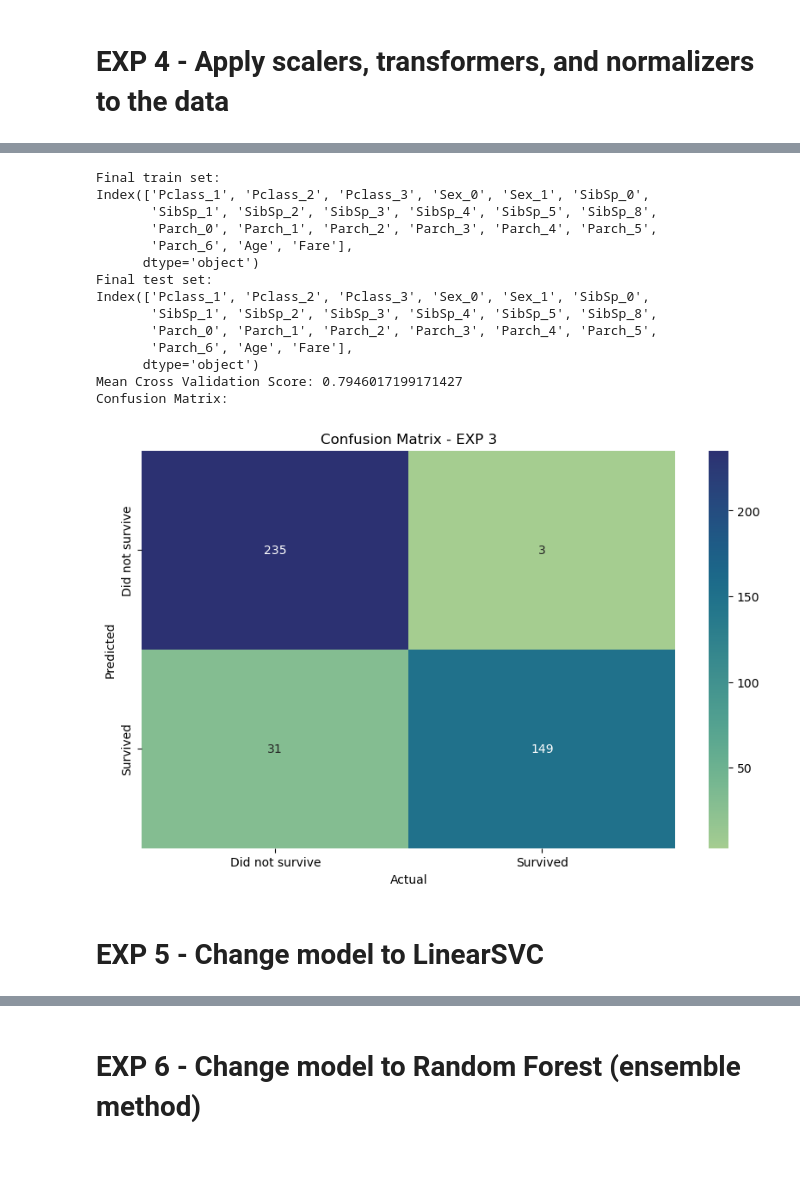
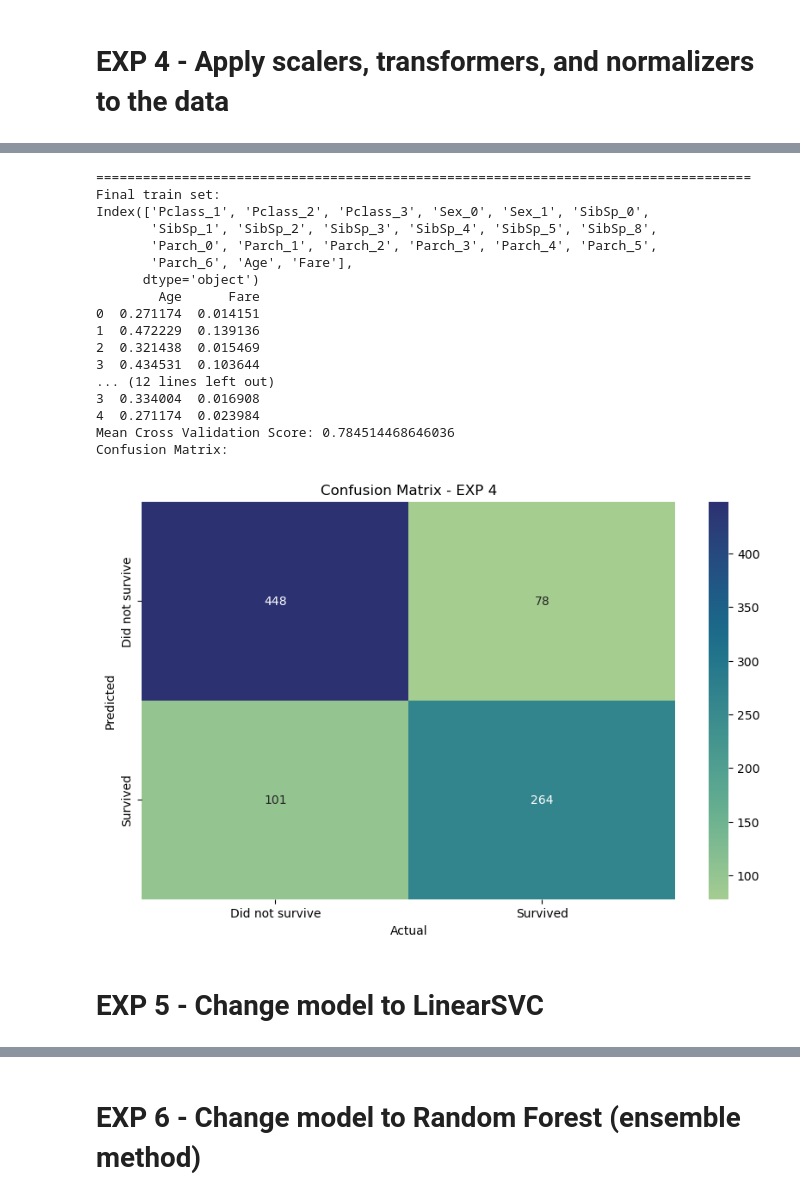
Before and after one commit to Alberthor47/titanic-kaggle-competiton, a Jupyter notebook: titanic_exps.ipynb, the cells around one changed output, grey strips where cells are left out. Drawn from its saved outputs; the diff is of its cells as text; code cells hidden in the pictures; blank space fills up the shorter version.

```diff
--- a/titanic_exps.ipynb
+++ b/titanic_exps.ipynb
@@ -225,7 +224,6 @@ X_train = train_df[manual_selected_features].copy()
 y_train = train_df['Survived'] # Ensure that the target is aligned with the features
 
 X_test = test_df[manual_selected_features].copy()
-y_test = target_df['Survived'] # Ensure that the target is aligned with the features
 
 # Convert 'sex' feature to numerical, 0 for male, 1 for female
 X_train['Sex'] = X_train['Sex'].map({'male': 0, 'female': 1})
@@ -242,14 +240,10 @@ X_test['Fare'] = X_test['Fare'].fillna(X_test['Fare'].median())
 # KFold cross-validation
 kf = KFold(n_splits=5, shuffle=True)
 
-# Combine X_train and X_test into a single DataFrame
-combined_X = pd.concat([X_train, X_test], keys=['train', 'test'])
-combined_y = pd.concat([y_train, y_test], keys=['train', 'test'])
-
 m_error = []
-for train_index, val_index in kf.split(combined_X, combined_y):
-    X_train_fold, X_val_fold = combined_X.iloc[train_index], combined_X.iloc[val_index]
-    y_train_fold, y_val_fold = combined_y.iloc[train_index], combined_y.iloc[val_index]
+for train_index, val_index in kf.split(X_train, y_train):
+    X_train_fold, X_val_fold = X_train.iloc[train_index], X_train.iloc[val_index]
+    y_train_fold, y_val_fold = y_train.iloc[train_index], y_train.iloc[val_index]
 
     sgdc = SGDClassifier(loss='log_loss')
     sgdc.fit(X_train_fold, y_train_fold)
@@ -259,8 +253,8 @@ for train_index, val_index in kf.split(combined_X, combined_y):
 print('Mean error across folds:', sum(m_error) / len(m_error))
 
 # Visually verify
-sgdc_predictions = sgdc.predict(X_test) # Prepare data for confusion matrix
-cm = pd.crosstab(sgdc_predictions, y_test, rownames=['Predicted'], colnames=['Actual'])
+sgdc_predictions = sgdc.predict(X_train) # Prepare data for confusion matrix
+cm = pd.crosstab(sgdc_predictions, y_train, rownames=['Predicted'], colnames=['Actual'])
 print('Confusion Matrix:')
 plt.figure(figsize=(10, 6))
 sns.heatmap(cm, cmap='crest', annot=True, fmt='d', xticklabels=['Did not survive', 'Survived'], yticklabels=['Did not survive', 'Survived'])
@@ -287,7 +300,6 @@ X_train = train_df[manual_selected_features].copy()
 y_train = train_df['Survived'] # Ensure that the target is aligned with the features
 
 X_test = test_df[manual_selected_features].copy()
-y_test = target_df['Survived'] # Ensure that the target is aligned with the features
 
 # Convert 'sex' feature to numerical, 0 for male, 1 for female
 X_train['Sex'] = X_train['Sex'].map({'male': 0, 'female': 1})
@@ -322,56 +334,61 @@ X_train_final = pd.concat([X_train_encoded, X_train_scaled], axis=1)
 X_test_final = pd.concat([X_test_encoded, X_test_scaled], axis=1)
 
 # Inspect final data
+print('==' * 42)
 print('Final train set:')
 print(X_train_final.columns)
+print(X_train_final[numerical_features].head())
+print('==' * 42)
 print('Final test set:')
 print(X_test_final.columns)
+print(X_test_final[numerical_features].head())
 
 # Train model
 scores = [] # List to store scores for each iteration
 # KFold cross-validation
 kf = KFold(n_splits=5, shuffle=True)
 
 for train_index, val_index in kf.split(X_train_final, y_train):
     # Split the data into training and validation folds
     X_train_fold, X_val_fold = X_train_final.iloc[train_index], X_train_final.iloc[val_index]
     y_train_fold, y_val_fold = y_train.iloc[train_index], y_train.iloc[val_index]
     # Initialize the model
     sgdc = SGDClassifier(loss='log_loss')
     # Train the model
     sgdc.fit(X_train_fold, y_train_fold)
     # Evaluate the model
     scores.append(sgdc.score(X_val_fold, y_val_fold))
 
 print('Mean Cross Validation Score:', sum(scores) / len(scores))
 
 # Visually verify
-sgdc_predictions = sgdc.predict(X_test_final) # Prepare data for confusion matrix
-cm = pd.crosstab(sgdc_predictions, y_test, rownames=['Predicted'], colnames=['Actual'])
+sgdc_predictions = sgdc.predict(X_train_final) # Prepare data for confusion matrix
+cm = pd.crosstab(sgdc_predictions, y_train, rownames=['Predicted'], colnames=['Actual'])
 print('Confusion Matrix:')
 plt.figure(figsize=(10, 6))
 sns.heatmap(cm, cmap='crest', annot=True, fmt='d', xticklabels=['Did not survive', 'Survived'], yticklabels=['Did not survive', 'Survived'])
 plt.title('Confusion Matrix - EXP 4')
 plt.show()
 # %% [output]
+====================================================================================
 Final train set:
 Index(['Pclass_1', 'Pclass_2', 'Pclass_3', 'Sex_0', 'Sex_1', 'SibSp_0',
        'SibSp_1', 'SibSp_2', 'SibSp_3', 'SibSp_4', 'SibSp_5', 'SibSp_8',
        'Parch_0', 'Parch_1', 'Parch_2', 'Parch_3', 'Parch_4', 'Parch_5',
        'Parch_6', 'Age', 'Fare'],
       dtype='object')
-Final test set:
-Index(['Pclass_1', 'Pclass_2', 'Pclass_3', 'Sex_0', 'Sex_1', 'SibSp_0',
-       'SibSp_1', 'SibSp_2', 'SibSp_3', 'SibSp_4', 'SibSp_5', 'SibSp_8',
-       'Parch_0', 'Parch_1', 'Parch_2', 'Parch_3', 'Parch_4', 'Parch_5',
-       'Parch_6', 'Age', 'Fare'],
-      dtype='object')
-Mean Cross Validation Score: 0.7946017199171427
+        Age      Fare
+0  0.271174  0.014151
+1  0.472229  0.139136
+2  0.321438  0.015469
+3  0.434531  0.103644
+... (12 lines left out)
+3  0.334004  0.016908
+4  0.271174  0.023984
+Mean Cross Validation Score: 0.784514468646036
 Confusion Matrix:
-[figure, old version]
+[figure, new version]
 # %% [markdown]
-<!-- As a note everything up this is probably wrong since it's taking a bad prediction as target for the test data. -->
-
 # EXP 5 - Change model to LinearSVC
 # %%
 # Select the columns that I feel are important for the model. And create our target.
```
Also changed, not shown: parts of 14 cells of this notebook.
